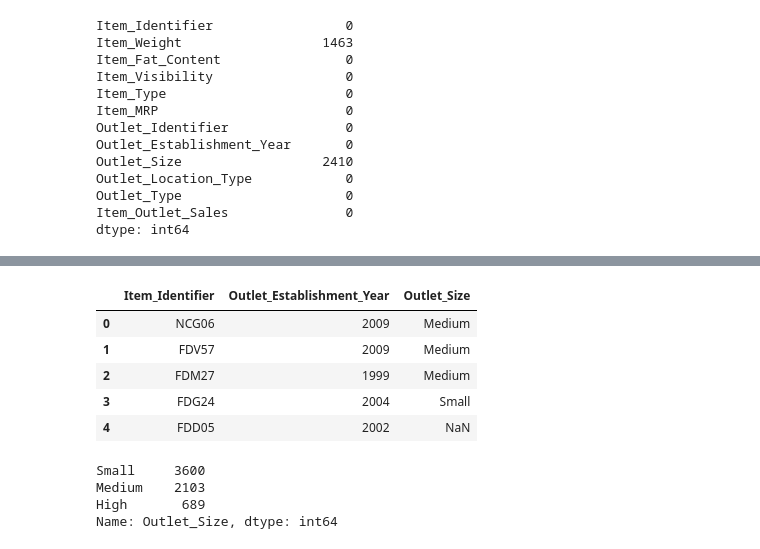
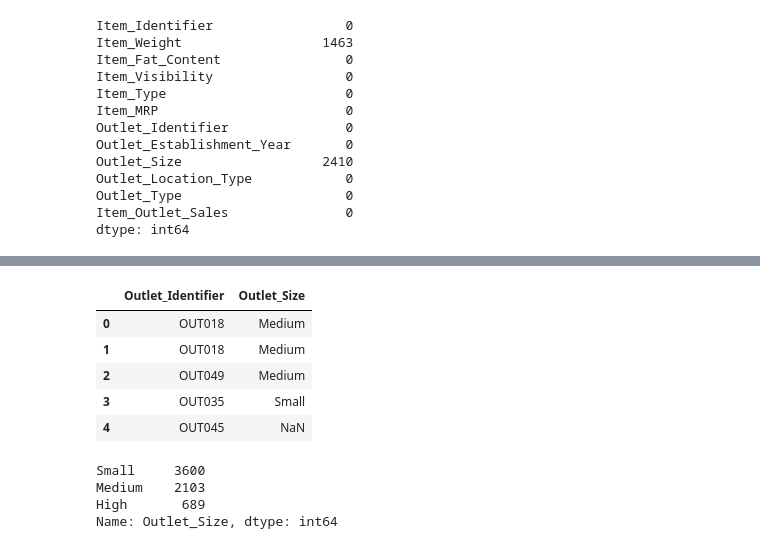
Before and after one commit to Jose-Balocchi/Retail---Predicciones-de-ventas, a Jupyter notebook: 05_Proyecto_1.ipynb, the cells around one changed output, grey strips where cells are left out. Drawn from its saved outputs; the diff is of its cells as text; code cells hidden in the pictures.

```diff
--- a/05_Proyecto_1.ipynb
+++ b/05_Proyecto_1.ipynb
@@ -810,9 +815,9 @@ Data columns (total 12 columns):
 dtypes: float64(4), int64(1), object(7)
 memory usage: 799.2+ KB
 # %%
-# Vamos con el objetivo y las caracteristicas
+# Vamos con el objetivo y las caracteristicas. Aca tambien eliminaremos las columnas numericas con baja correlacion
 
-X = df.drop(columns = ['Item_Outlet_Sales'])
+X = df.drop(columns = ['Item_Outlet_Sales', 'Item_Weight', 'Item_Visibility', 'Outlet_Establishment_Year', 'Item_Type', 'Item_Identifier'])
 y = df['Item_Outlet_Sales']
 
 X_train, X_test, y_train, y_test = train_test_split(X, y, random_state=42)
@@ -819,18 +831,18 @@ X_train, X_test, y_train, y_test = train_test_split(X, y, random_state=42)
 # %%
 # Antes de los cat selector, voy a aislar las columnas que requieran alguna imputacion manual o que no requieran imputacion alguna
 
 # Estas columnas son Item identifier, Outlet_Establishment_Year y Outlet Size (que sabemos que los na se rellenan con small)
 
-otros_train_df = pd.DataFrame(X_train[['Item_Identifier', 'Outlet_Establishment_Year', 'Outlet_Size']]).reset_index(drop = True)
-otros_test_df = pd.DataFrame(X_test[['Item_Identifier', 'Outlet_Establishment_Year', 'Outlet_Size']]).reset_index(drop = True)
+otros_train_df = pd.DataFrame(X_train[['Outlet_Identifier', 'Outlet_Size']]).reset_index(drop = True)
+otros_test_df = pd.DataFrame(X_test[['Outlet_Identifier', 'Outlet_Size']]).reset_index(drop = True)
 otros_train_df.head()
 # %% [output]
-|  | Item_Identifier | Outlet_Establishment_Year | Outlet_Size |
-| 0 | NCG06 | 2009 | Medium |
-| 1 | FDV57 | 2009 | Medium |
-| 2 | FDM27 | 1999 | Medium |
-| 3 | FDG24 | 2004 | Small |
-| 4 | FDD05 | 2002 | NaN |
+|  | Outlet_Identifier | Outlet_Size |
+| 0 | OUT018 | Medium |
+| 1 | OUT018 | Medium |
+| 2 | OUT049 | Medium |
+| 3 | OUT035 | Small |
+| 4 | OUT045 | NaN |
 # %%
 # Como lo vimos antes, rellenaremos los nan de outlet size con small.
 
```
Also changed, not shown: parts of 15 cells of this notebook.
